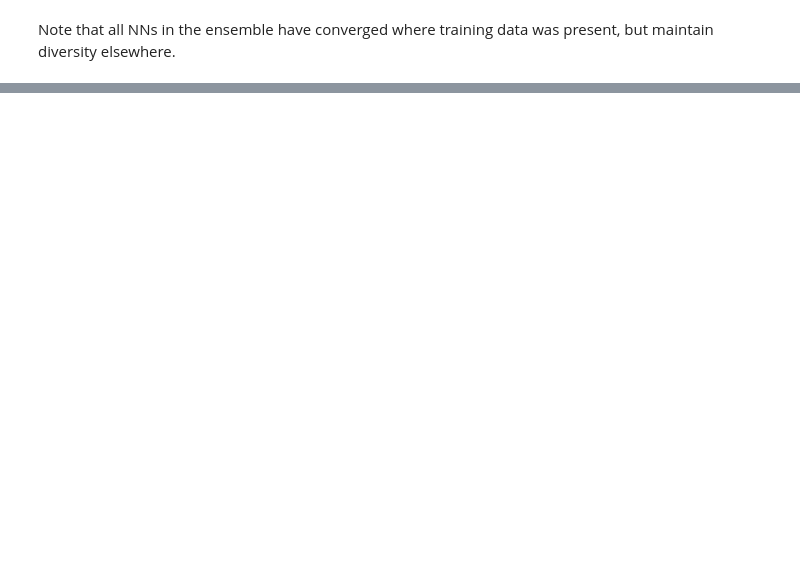
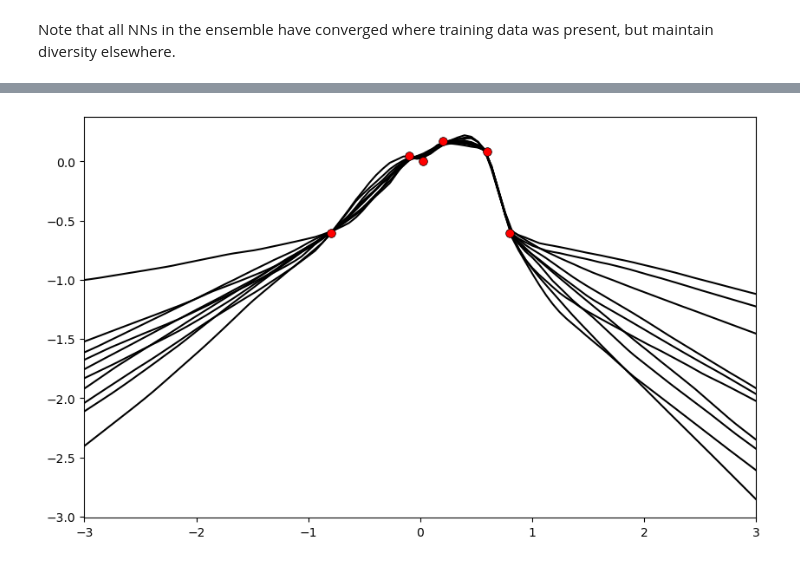
Before and after one commit to SaumiliJana/StatAIML_termproject_grp13, a Jupyter notebook: regression.ipynb, the cells around one changed output, grey strips where cells are left out. Cells and saved outputs as stored; diff of their text form; code cells hidden in the pictures; blank space fills up the shorter version.

```diff
--- a/regression.ipynb
+++ b/regression.ipynb
@@ -423,0 +544,6 @@ WARNING:absl:`lr` is deprecated in Keras optimizer, please use `learning_rate` o
+# %%
+# create the NNs
+NNs=[]
+for m in range(n_ensemble):
+	NNs.append(fn_make_NNd1(reg=reg, activation_in=activation_in))
+print(NNs[-1].summary())
@@ -423,0 +568,13 @@ WARNING:absl:`lr` is deprecated in Keras optimizer, please use `learning_rate` o
+# %%
+# do training
+NNs_hist_train=[];
+for m in range(n_ensemble):
+	print('-- training: ' + str(m+1) + ' of ' + str(n_ensemble) + ' NNs --')
+	hist = NNs[m].fit(x_train, y_train,
+			  batch_size=n_data,
+			  epochs=epochs,
+			  verbose=0)
+	NNs_hist_train.append(hist.history['loss'])
+
+# make predictions
+y_preds, y_preds_mu, y_preds_std = fn_predict_ensemble(NNs,x_test)
@@ -423,0 +592,16 @@ WARNING:absl:`lr` is deprecated in Keras optimizer, please use `learning_rate` o
+# %%
+# run predictions
+y_preds, y_preds_mu, y_preds_std = fn_predict_ensemble(NNs,x_test)
+
+# plot predictions
+fig = plt.figure(figsize=(10, 6))
+ax = fig.add_subplot(111)
+for m in range(0,n_ensemble):
+    ax.plot(x_test, y_preds[m], 'k')
+ax.plot(x_train[:,0], y_train, 'r.', markersize=14,
+        markeredgecolor='k',markeredgewidth=0.5)
+# ax.set_ylim(-4, 2)
+ax.set_xlim(-3, 3)
+fig.show()
+# %% [output]
+[figure, added]
```
Also changed, not shown: parts of 14 cells of this notebook.
